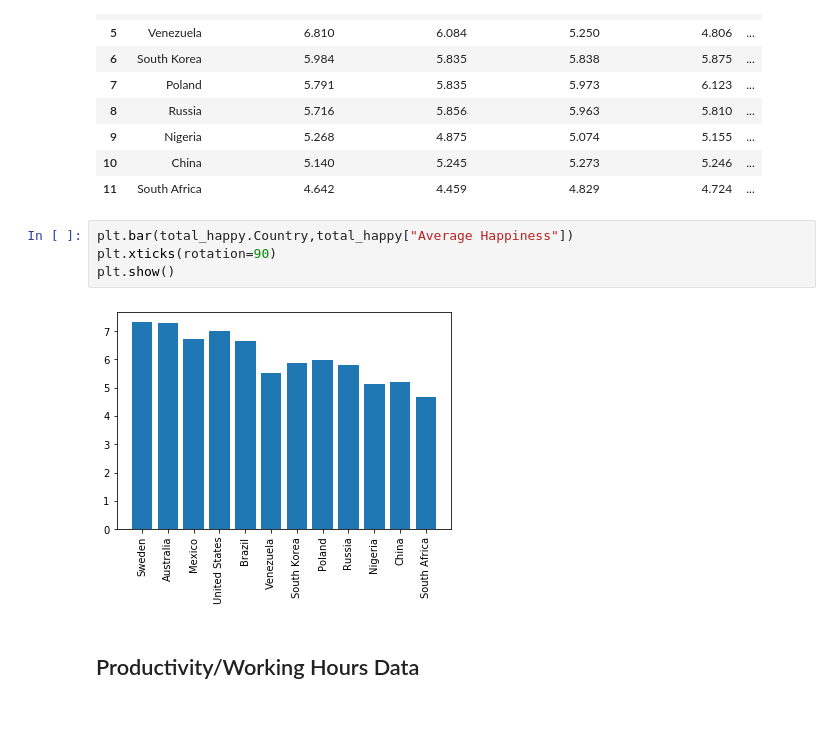
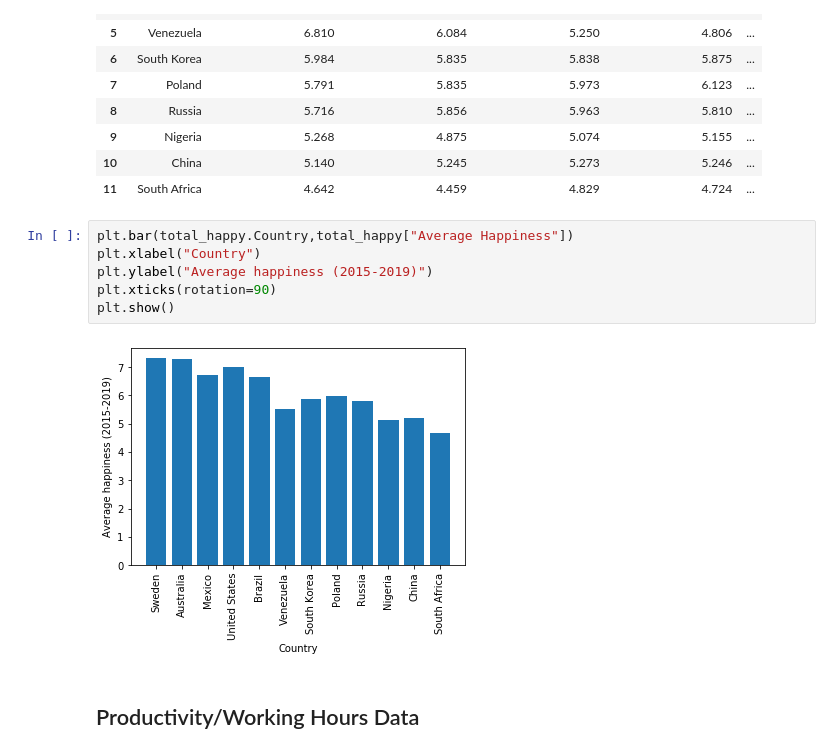
Before and after one commit to JeremyBrent/RUDS_project_1, a Jupyter notebook: Jeremys_notebook/Data_analysis.ipynb, the cells around one changed output. Cells and saved outputs as stored; diff of their text form; blank space fills up the shorter version.

```diff
--- a/Jeremys_notebook/Data_analysis.ipynb
+++ b/Jeremys_notebook/Data_analysis.ipynb
@@ -79,10 +79,12 @@ total_happy
 | 11 | South Africa | 4.642 | 4.459 | 4.829 | 4.724 | ... |
 # %%
 plt.bar(total_happy.Country,total_happy["Average Happiness"])
+plt.xlabel("Country")
+plt.ylabel("Average happiness (2015-2019)")
 plt.xticks(rotation=90)
 plt.show()
 # %% [output]
-[figure, old version]
+[figure, new version]
 # %% [markdown]
 ## Productivity/Working Hours Data
 # %%
```
Also changed, not shown: parts of 6 cells of this notebook.
